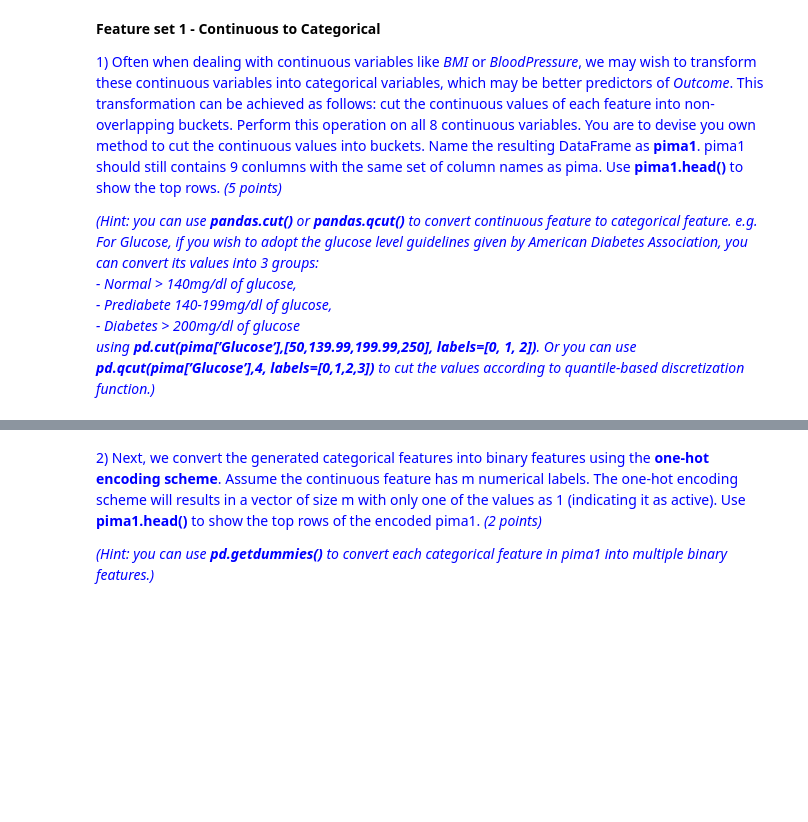
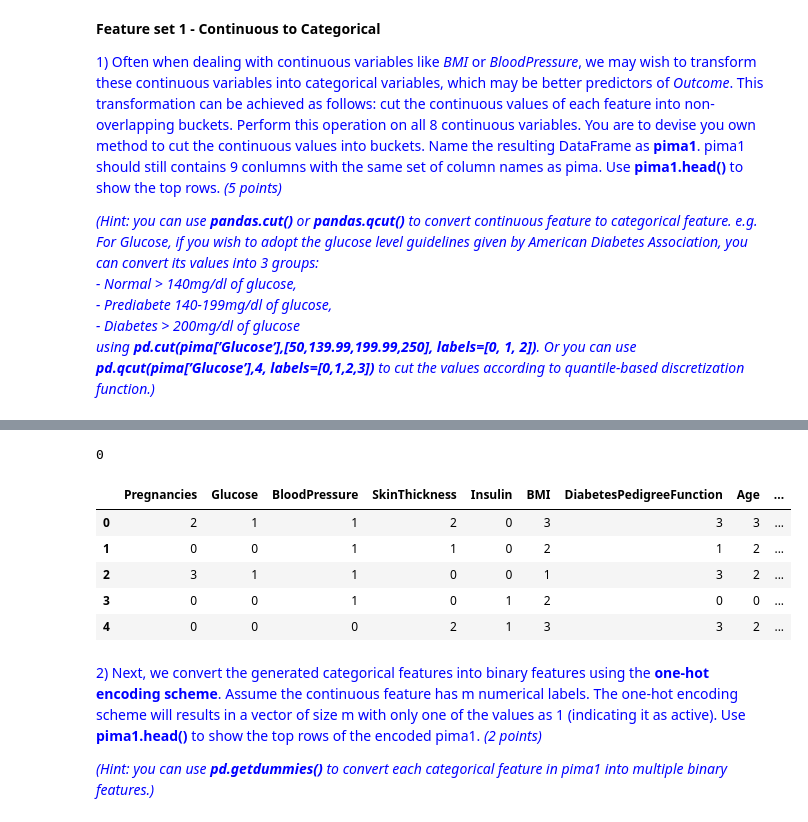
Before and after one commit to codingman-aiwass/data_mining, a Jupyter notebook: Assignment.ipynb, the cells around one changed output, grey strips where cells are left out. Cells and saved outputs as stored; diff of their text form; code cells hidden in the pictures; blank space fills up the shorter version.

Commit message:
finish Feature Transformation ques1-3

```diff
--- a/Assignment.ipynb
+++ b/Assignment.ipynb
@@ -136,9 +136,11 @@ We observe that all the variables in the dataset except the target variable *Out
 # 将怀孕次数，年龄，皮肤厚度，DiabetesPedigreeFunction，使用qcut切分
 pregnancies_list = pd.qcut(pima_filled['Pregnancies'],4,labels=[0,1,2,3])
 age_list = pd.qcut(pima_filled['Age'],4,labels=[0,1,2,3])
-skinThickness = pd.qcut(pima_filled['SkinThickness'],4,labels=[0,1,2,3])
+skinThickness_list = pd.qcut(pima_filled['SkinThickness'],4,labels=[0,1,2], duplicates='drop')
 DiabetesPedigreeFunction_list = pd.qcut(pima_filled['DiabetesPedigreeFunction'],4,labels=[0,1,2,3])
 # 葡萄糖含量，血压，BMI，胰岛素含量按照正常范围值分桶
-glucose_list = pd.cut(pima_filled['Glucose'],[50,139.99,199.99,250], labels=[0, 1, 2])
-blood_pressure_list = pd.cut(pima_filled['BloodPressure'],[30,59.99,89.99,200],labels=[0,1,2])
-BMI_list = pd.cut(pima_filled['BMI'],[0,18.49,24.89,29.9,100],labels=[0,1,2,3])
+glucose_list = pd.cut(pima_filled['Glucose'],[-0.01,139.99,200.99,250], labels=[0, 1, 2])
+blood_pressure_list = pd.cut(pima_filled['BloodPressure'],[20,59.99,90.99,200],labels=[0,1,2])
+BMI_list = pd.cut(pima_filled['BMI'],[-0.01,18.49,25.59,29.9,100],labels=[0,1,2,3])
+insulin_list = pd.cut(pima_filled['Insulin'],[-0.01,49.99,200.99,1000],labels=[0,1,2])
+pima1 = pd.DataFrame([pregnancies_list,glucose_list,blood_pressure_list,skinThickness_list,insulin_list,BMI_list,DiabetesPedigreeFunction_list,age_list,pima_filled['Outcome']]).T.reset_index(drop=True)
@@ -159,3 +171,20 @@ Categories (3, int64): [0 < 1 < 2]
+# %%
+# we can see that the outliers are 0. Replace 0 with average value and transform again. And then there is no NaN.
+blood_pressure_list = pd.cut(pima_filled['BloodPressure'].replace(0,pima_filled['BloodPressure'].median()),[20,59.99,90.99,200],labels=[0,1,2])
+blood_pressure_list.isnull().sum()
+# %% [output]
+0
+# %%
+pima1 = pd.DataFrame([pregnancies_list,glucose_list,blood_pressure_list,skinThickness_list,insulin_list,BMI_list,DiabetesPedigreeFunction_list,age_list,pima_filled['Outcome']]).T.reset_index(drop=True)
+# %%
+pima1.head()
+# %% [output]
+|  | Pregnancies | Glucose | BloodPressure | SkinThickness | Insulin | BMI | DiabetesPedigreeFunction | Age | ... |
+| 0 | 2 | 1 | 1 | 2 | 0 | 3 | 3 | 3 | ... |
+| 1 | 0 | 0 | 1 | 1 | 0 | 2 | 1 | 2 | ... |
+| 2 | 3 | 1 | 1 | 0 | 0 | 1 | 3 | 2 | ... |
+| 3 | 0 | 0 | 1 | 0 | 1 | 2 | 0 | 0 | ... |
+| 4 | 0 | 0 | 0 | 2 | 1 | 3 | 3 | 2 | ... |
 # %% [markdown]
 <span style="color:blue">2) Next, we convert the generated categorical features into binary features using the **one-hot encoding scheme**. Assume the continuous feature has m numerical labels. The one-hot encoding scheme will results in a vector of size m with only one of the values as 1 (indicating it as active). Use **pima1.head()** to show the top rows of the encoded pima1. *(2 points)*</span>
 
```
Also changed, not shown: parts of 9 cells of this notebook.
